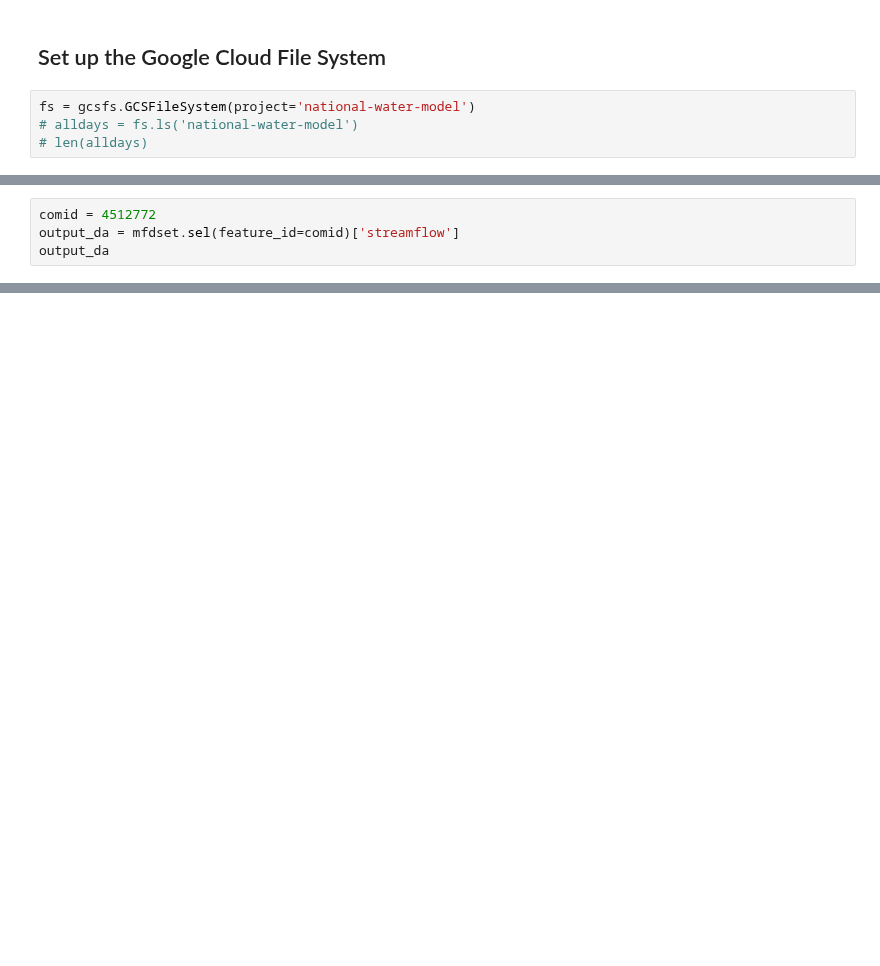
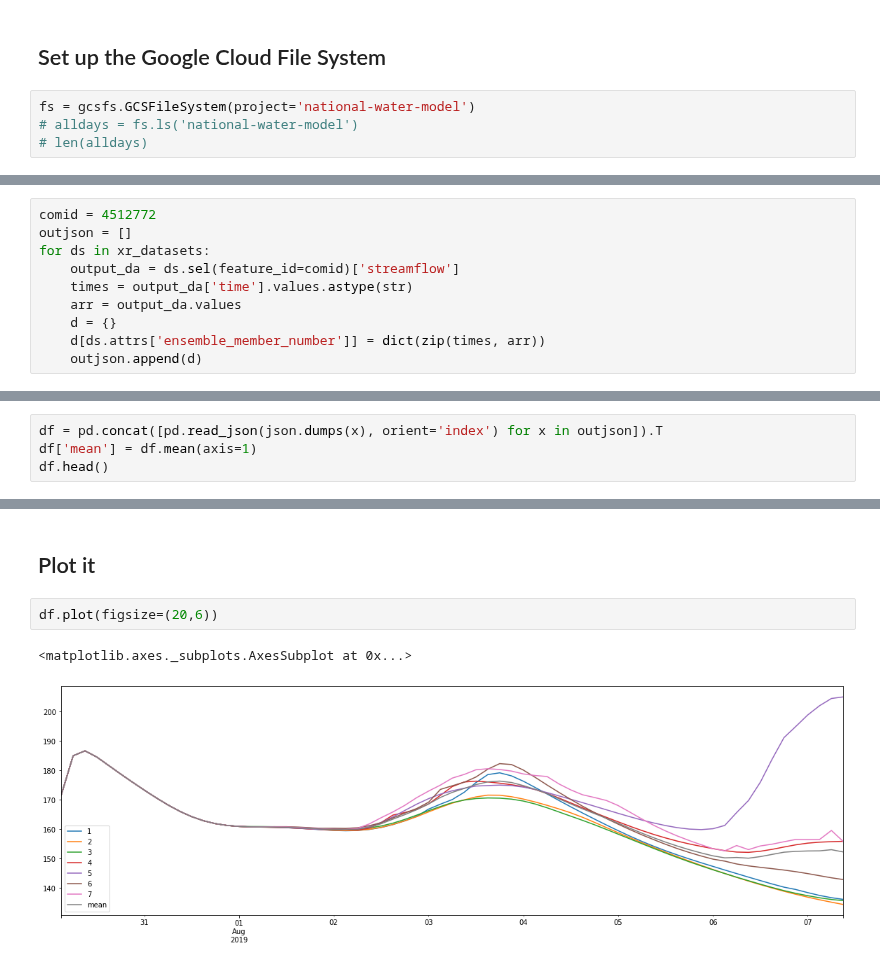
Before and after one commit to Dewberry/fcast, a Jupyter notebook: forecast/MediumRangeForecasts.ipynb, the cells around one changed output, grey strips where cells are left out. Saved outputs shown, nothing was run; the diff lists cells and outputs as text; blank space fills up the shorter version.

Commit message:
update medium range forecasts to include multiple members

```diff
--- a/forecast/MediumRangeForecasts.ipynb
+++ b/forecast/MediumRangeForecasts.ipynb
@@ -69,4 +69,0 @@ Attributes:
-# %%
-comid = 4512772
-output_da = mfdset.sel(feature_id=comid)['streamflow']
-output_da
@@ -174,0 +72,10 @@ plt.show()
+# %%
+comid = 4512772
+outjson = []
+for ds in xr_datasets:
+    output_da = ds.sel(feature_id=comid)['streamflow']
+    times = output_da['time'].values.astype(str)
+    arr = output_da.values
+    d = {}
+    d[ds.attrs['ensemble_member_number']] = dict(zip(times, arr))
+    outjson.append(d)
@@ -174,0 +84,4 @@ plt.show()
+# %%
+df = pd.concat([pd.read_json(json.dumps(x), orient='index') for x in outjson]).T
+df['mean'] = df.mean(axis=1)
+df.head()
@@ -174,0 +109,7 @@ plt.show()
+# %% [markdown]
+## Plot it
+# %%
+df.plot(figsize=(20,6))
+# %% [output]
+<matplotlib.axes._subplots.AxesSubplot at 0x...>
+[figure, added]
```
Also changed, not shown: parts of 21 cells of this notebook.
